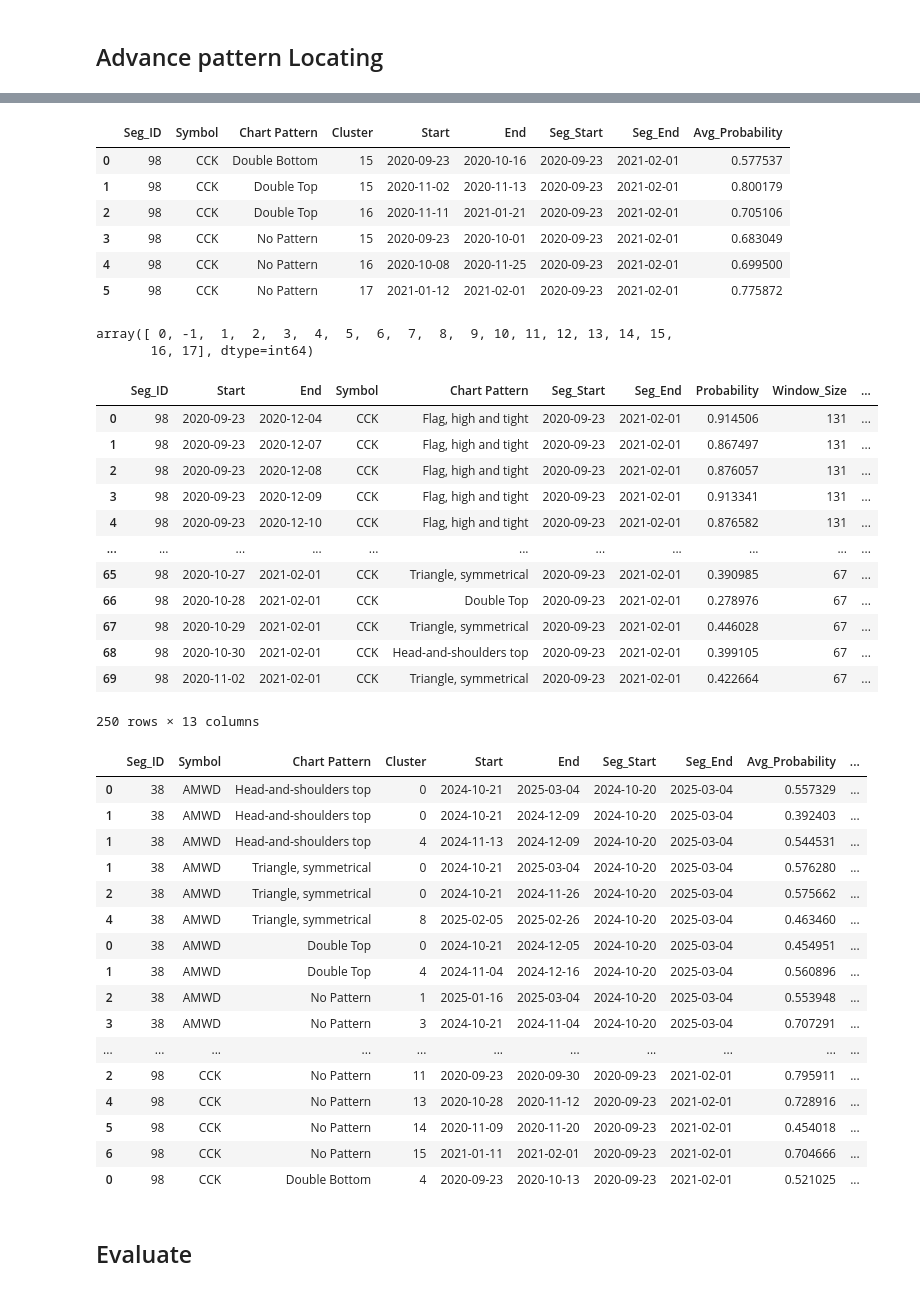
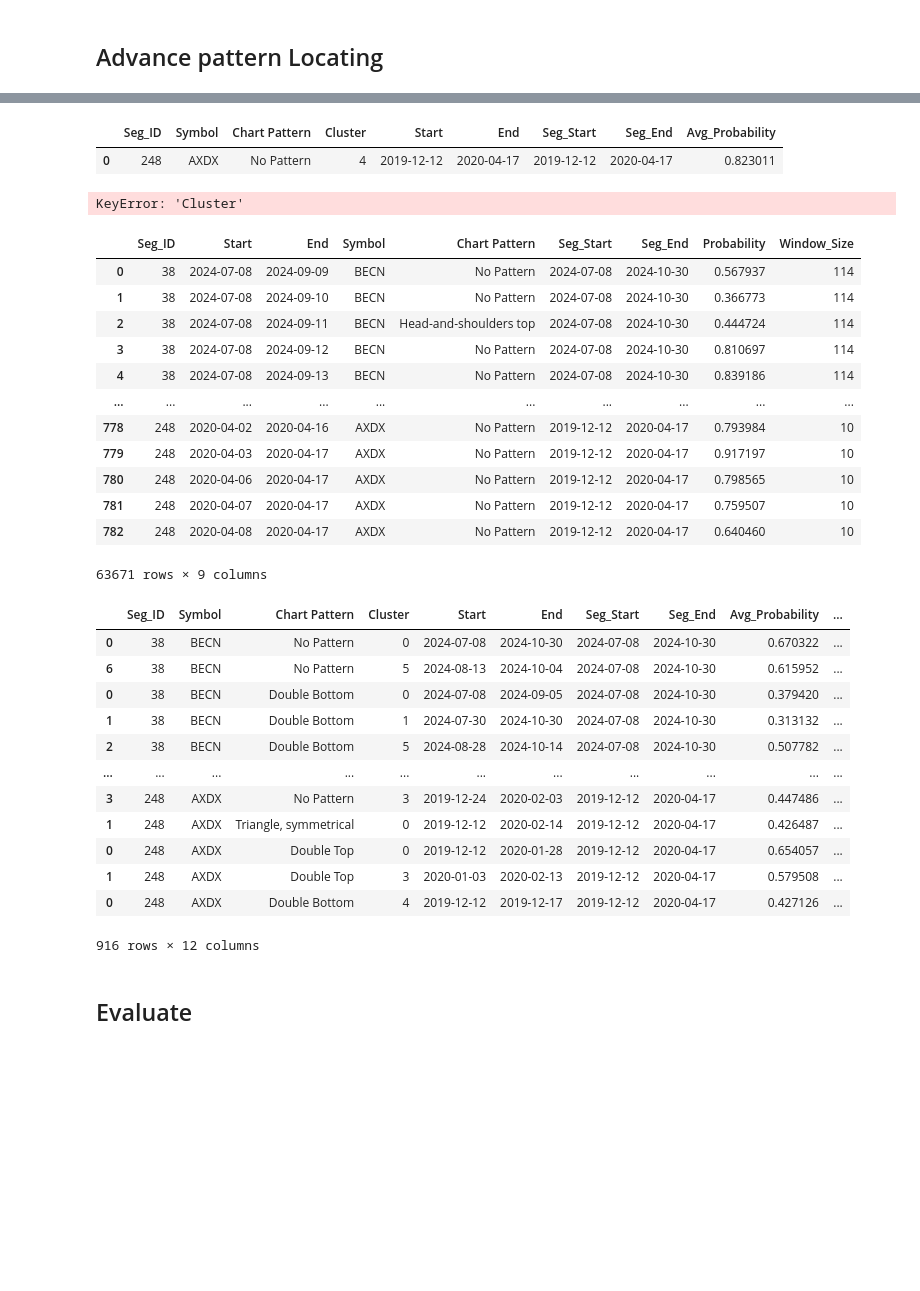
Before and after one commit to Ginushmal/Candlestick-Chart-Pattern-Detection-FYP, a Jupyter notebook: 05. New Set of Patterns copy 2.ipynb, the cells around one changed output, grey strips where cells are left out. Drawn from its saved outputs; the diff is of its cells as text; code cells hidden in the pictures; blank space fills up the shorter version.

Commit message:
VM run results

```diff
--- a/05. New Set of Patterns copy 2.ipynb
+++ b/05. New Set of Patterns copy 2.ipynb
@@ -684,6 +684,6 @@ print("Available models:")
 for model_name in models.keys():
     print(model_name)
 
-# selected_models_for_adv = ['Width Aug OHLC_mini_rocket_xgb','Length Normed + Width Aug OHLC_mini_rocket_xgb']
-selected_models_for_adv = ['Width Aug OHLC_mini_rocket_xgb']
+selected_models_for_adv = ['Width Aug OHLC_mini_rocket_xgb','Length Normed + Width Aug OHLC_mini_rocket_xgb']
+# selected_models_for_adv = ['Width Aug OHLC_mini_rocket_xgb']
 # %% [output]
@@ -723,7 +721,7 @@ test_pattern_segment_wise.loc[:, 'End'] = pd.to_datetime(test_pattern_segment_wi
 
 test_seg_ids_adv = test_pattern_segment_wise['Seg_ID'].unique()
 # select random 100 seg ids from the test_seg_ids_adv
-test_seg_ids_adv = random.sample(list(test_seg_ids_adv), 2)
+test_seg_ids_adv = random.sample(list(test_seg_ids_adv), 100)
 
 selected_test_pattern_segment_wise_adv = test_pattern_segment_wise[test_pattern_segment_wise['Seg_ID'].isin(test_seg_ids_adv)]
 # selected_test_pattern_segment_wise_adv = test_pattern_segment_wise.copy()
@@ -751,7 +749,7 @@ win_width_proportion=10 # in the dbscan clustering from what amount to divide th
 # %%
 from utils.patternLocating import plot_patterns_for_segment
 
-plot_count1 = 4
+plot_count1 = 2
 
 for id in test_seg_ids_adv:
     if plot_count1 >0:
@@ -988,12 +987,7 @@ Head-and-shoulders top  :
 interseced_clusters_df
 # %% [output]
 |  | Seg_ID | Symbol | Chart Pattern | Cluster | Start | End | Seg_Start | Seg_End | Avg_Probability |
-| 0 | 98 | CCK | Double Bottom | 15 | 2020-09-23 | 2020-10-16 | 2020-09-23 | 2021-02-01 | 0.577537 |
-| 1 | 98 | CCK | Double Top | 15 | 2020-11-02 | 2020-11-13 | 2020-09-23 | 2021-02-01 | 0.800179 |
-| 2 | 98 | CCK | Double Top | 16 | 2020-11-11 | 2021-01-21 | 2020-09-23 | 2021-02-01 | 0.705106 |
-| 3 | 98 | CCK | No Pattern | 15 | 2020-09-23 | 2020-10-01 | 2020-09-23 | 2021-02-01 | 0.683049 |
-| 4 | 98 | CCK | No Pattern | 16 | 2020-10-08 | 2020-11-25 | 2020-09-23 | 2021-02-01 | 0.699500 |
-| 5 | 98 | CCK | No Pattern | 17 | 2021-01-12 | 2021-02-01 | 2020-09-23 | 2021-02-01 | 0.775872 |
+| 0 | 248 | AXDX | No Pattern | 4 | 2019-12-12 | 2020-04-17 | 2019-12-12 | 2020-04-17 | 0.823011 |
 # %%
 # create Datasets/New_pattern_set_data/Adv_Method2_init/ folder if not exists
 import os
@@ -1010,48 +1004,43 @@ for model_name in located_patterns_and_other_info_dict.keys():
     window_results_df.to_csv(f"Datasets/New_pattern_set_data/Adv_Method2_init/window_results_{model_name}.csv", index=False)
 # %%
 # get the unique values in the Cluster column of cluster_labled_windows_df_conc
-cluster_labled_windows_df_conc['Cluster'].unique()
+window_results_all_df['Cluster'].unique()
 # %% [output]
-array([ 0, -1,  1,  2,  3,  4,  5,  6,  7,  8,  9, 10, 11, 12, 13, 14, 15,
-       16, 17], dtype=int64)
+KeyError: 'Cluster'
 # %%
-# print up to 100 rows in data frames in pandas
-pd.set_option('display.max_rows', 100)
-cluster_labled_windows_df_conc.head(250)
+# # print up to 100 rows in data frames in pandas
+# pd.set_option('display.max_rows', 10)
+window_results_all_df
 # %% [output]
-|  | Seg_ID | Start | End | Symbol | Chart Pattern | Seg_Start | Seg_End | Probability | Window_Size | ... |
-| 0 | 98 | 2020-09-23 | 2020-12-04 | CCK | Flag, high and tight | 2020-09-23 | 2021-02-01 | 0.914506 | 131 | ... |
-| 1 | 98 | 2020-09-23 | 2020-12-07 | CCK | Flag, high and tight | 2020-09-23 | 2021-02-01 | 0.867497 | 131 | ... |
-| 2 | 98 | 2020-09-23 | 2020-12-08 | CCK | Flag, high and tight | 2020-09-23 | 2021-02-01 | 0.876057 | 131 | ... |
-| 3 | 98 | 2020-09-23 | 2020-12-09 | CCK | Flag, high and tight | 2020-09-23 | 2021-02-01 | 0.913341 | 131 | ... |
-| 4 | 98 | 2020-09-23 | 2020-12-10 | CCK | Flag, high and tight | 2020-09-23 | 2021-02-01 | 0.876582 | 131 | ... |
-| ... | ... | ... | ... | ... | ... | ... | ... | ... | ... | ... |
-| 65 | 98 | 2020-10-27 | 2021-02-01 | CCK | Triangle, symmetrical | 2020-09-23 | 2021-02-01 | 0.390985 | 67 | ... |
-| 66 | 98 | 2020-10-28 | 2021-02-01 | CCK | Double Top | 2020-09-23 | 2021-02-01 | 0.278976 | 67 | ... |
-| 67 | 98 | 2020-10-29 | 2021-02-01 | CCK | Triangle, symmetrical | 2020-09-23 | 2021-02-01 | 0.446028 | 67 | ... |
-| 68 | 98 | 2020-10-30 | 2021-02-01 | CCK | Head-and-shoulders top | 2020-09-23 | 2021-02-01 | 0.399105 | 67 | ... |
-| 69 | 98 | 2020-11-02 | 2021-02-01 | CCK | Triangle, symmetrical | 2020-09-23 | 2021-02-01 | 0.422664 | 67 | ... |
+|  | Seg_ID | Start | End | Symbol | Chart Pattern | Seg_Start | Seg_End | Probability | Window_Size |
+| 0 | 38 | 2024-07-08 | 2024-09-09 | BECN | No Pattern | 2024-07-08 | 2024-10-30 | 0.567937 | 114 |
+| 1 | 38 | 2024-07-08 | 2024-09-10 | BECN | No Pattern | 2024-07-08 | 2024-10-30 | 0.366773 | 114 |
+| 2 | 38 | 2024-07-08 | 2024-09-11 | BECN | Head-and-shoulders top | 2024-07-08 | 2024-10-30 | 0.444724 | 114 |
+| 3 | 38 | 2024-07-08 | 2024-09-12 | BECN | No Pattern | 2024-07-08 | 2024-10-30 | 0.810697 | 114 |
+| 4 | 38 | 2024-07-08 | 2024-09-13 | BECN | No Pattern | 2024-07-08 | 2024-10-30 | 0.839186 | 114 |
+| ... | ... | ... | ... | ... | ... | ... | ... | ... | ... |
+| 778 | 248 | 2020-04-02 | 2020-04-16 | AXDX | No Pattern | 2019-12-12 | 2020-04-17 | 0.793984 | 10 |
+| 779 | 248 | 2020-04-03 | 2020-04-17 | AXDX | No Pattern | 2019-12-12 | 2020-04-17 | 0.917197 | 10 |
+| 780 | 248 | 2020-04-06 | 2020-04-17 | AXDX | No Pattern | 2019-12-12 | 2020-04-17 | 0.798565 | 10 |
+| 781 | 248 | 2020-04-07 | 2020-04-17 | AXDX | No Pattern | 2019-12-12 | 2020-04-17 | 0.759507 | 10 |
+| 782 | 248 | 2020-04-08 | 2020-04-17 | AXDX | No Pattern | 2019-12-12 | 2020-04-17 | 0.640460 | 10 |
-250 rows × 13 columns
+63671 rows × 9 columns
 # %%
 located_patterns_and_other_info_final_df
 # %% [output]
 |  | Seg_ID | Symbol | Chart Pattern | Cluster | Start | End | Seg_Start | Seg_End | Avg_Probability | ... |
-| 0 | 38 | AMWD | Head-and-shoulders top | 0 | 2024-10-21 | 2025-03-04 | 2024-10-20 | 2025-03-04 | 0.557329 | ... |
-| 1 | 38 | AMWD | Head-and-shoulders top | 0 | 2024-10-21 | 2024-12-09 | 2024-10-20 | 2025-03-04 | 0.392403 | ... |
-| 1 | 38 | AMWD | Head-and-shoulders top | 4 | 2024-11-13 | 2024-12-09 | 2024-10-20 | 2025-03-04 | 0.544531 | ... |
-| 1 | 38 | AMWD | Triangle, symmetrical | 0 | 2024-10-21 | 2025-03-04 | 2024-10-20 | 2025-03-04 | 0.576280 | ... |
-| 2 | 38 | AMWD | Triangle, symmetrical | 0 | 2024-10-21 | 2024-11-26 | 2024-10-20 | 2025-03-04 | 0.575662 | ... |
-| 4 | 38 | AMWD | Triangle, symmetrical | 8 | 2025-02-05 | 2025-02-26 | 2024-10-20 | 2025-03-04 | 0.463460 | ... |
-| 0 | 38 | AMWD | Double Top | 0 | 2024-10-21 | 2024-12-05 | 2024-10-20 | 2025-03-04 | 0.454951 | ... |
-| 1 | 38 | AMWD | Double Top | 4 | 2024-11-04 | 2024-12-16 | 2024-10-20 | 2025-03-04 | 0.560896 | ... |
-| 2 | 38 | AMWD | No Pattern | 1 | 2025-01-16 | 2025-03-04 | 2024-10-20 | 2025-03-04 | 0.553948 | ... |
-| 3 | 38 | AMWD | No Pattern | 3 | 2024-10-21 | 2024-11-04 | 2024-10-20 | 2025-03-04 | 0.707291 | ... |
+| 0 | 38 | BECN | No Pattern | 0 | 2024-07-08 | 2024-10-30 | 2024-07-08 | 2024-10-30 | 0.670322 | ... |
+| 6 | 38 | BECN | No Pattern | 5 | 2024-08-13 | 2024-10-04 | 2024-07-08 | 2024-10-30 | 0.615952 | ... |
+| 0 | 38 | BECN | Double Bottom | 0 | 2024-07-08 | 2024-09-05 | 2024-07-08 | 2024-10-30 | 0.379420 | ... |
+| 1 | 38 | BECN | Double Bottom | 1 | 2024-07-30 | 2024-10-30 | 2024-07-08 | 2024-10-30 | 0.313132 | ... |
+| 2 | 38 | BECN | Double Bottom | 5 | 2024-08-28 | 2024-10-14 | 2024-07-08 | 2024-10-30 | 0.507782 | ... |
 | ... | ... | ... | ... | ... | ... | ... | ... | ... | ... | ... |
-| 2 | 98 | CCK | No Pattern | 11 | 2020-09-23 | 2020-09-30 | 2020-09-23 | 2021-02-01 | 0.795911 | ... |
-| 4 | 98 | CCK | No Pattern | 13 | 2020-10-28 | 2020-11-12 | 2020-09-23 | 2021-02-01 | 0.728916 | ... |
-| 5 | 98 | CCK | No Pattern | 14 | 2020-11-09 | 2020-11-20 | 2020-09-23 | 2021-02-01 | 0.454018 | ... |
-| 6 | 98 | CCK | No Pattern | 15 | 2021-01-11 | 2021-02-01 | 2020-09-23 | 2021-02-01 | 0.704666 | ... |
-| 0 | 98 | CCK | Double Bottom | 4 | 2020-09-23 | 2020-10-13 | 2020-09-23 | 2021-02-01 | 0.521025 | ... |
+| 3 | 248 | AXDX | No Pattern | 3 | 2019-12-24 | 2020-02-03 | 2019-12-12 | 2020-04-17 | 0.447486 | ... |
+| 1 | 248 | AXDX | Triangle, symmetrical | 0 | 2019-12-12 | 2020-02-14 | 2019-12-12 | 2020-04-17 | 0.426487 | ... |
+| 0 | 248 | AXDX | Double Top | 0 | 2019-12-12 | 2020-01-28 | 2019-12-12 | 2020-04-17 | 0.654057 | ... |
+| 1 | 248 | AXDX | Double Top | 3 | 2020-01-03 | 2020-02-13 | 2019-12-12 | 2020-04-17 | 0.579508 | ... |
+| 0 | 248 | AXDX | Double Bottom | 4 | 2019-12-12 | 2019-12-17 | 2019-12-12 | 2020-04-17 | 0.427126 | ... |
+916 rows × 12 columns
 # %% [markdown]
 ## Evaluate
 # %%
```
Also changed, not shown: parts of 10 cells of this notebook.
